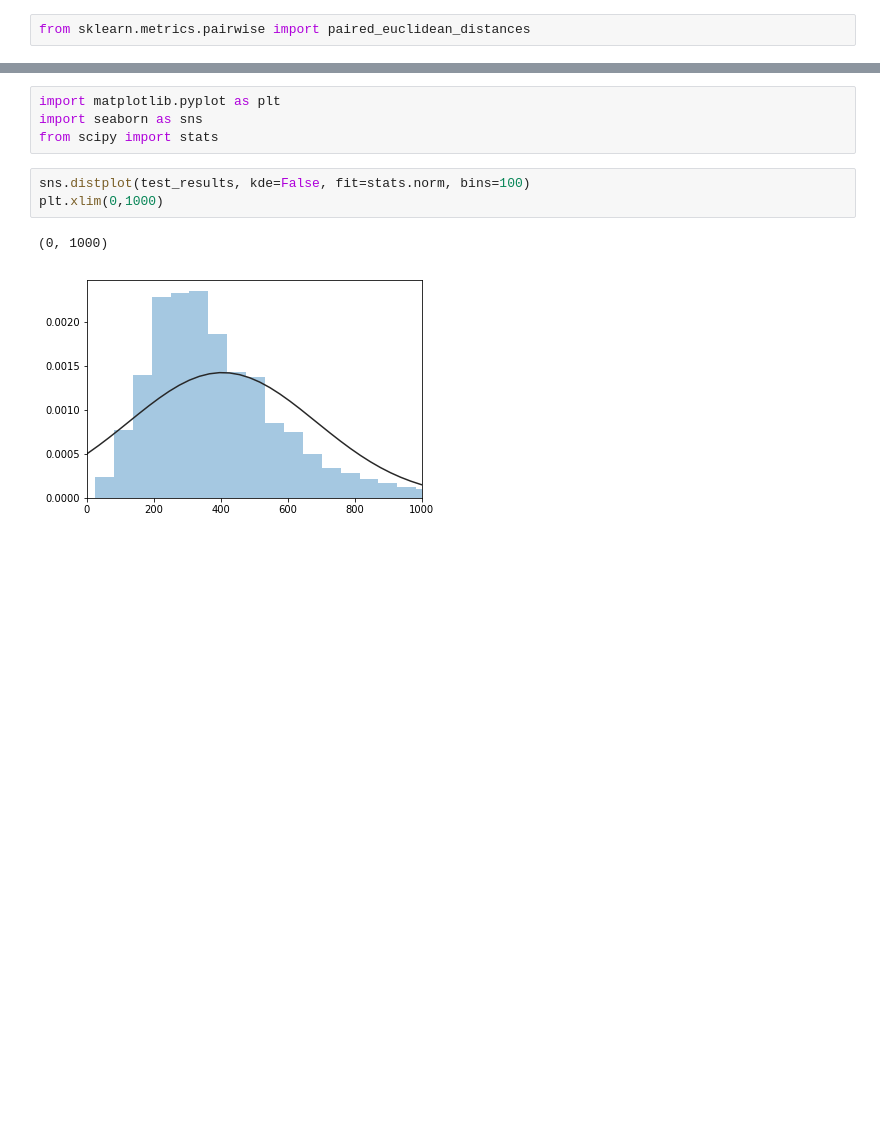
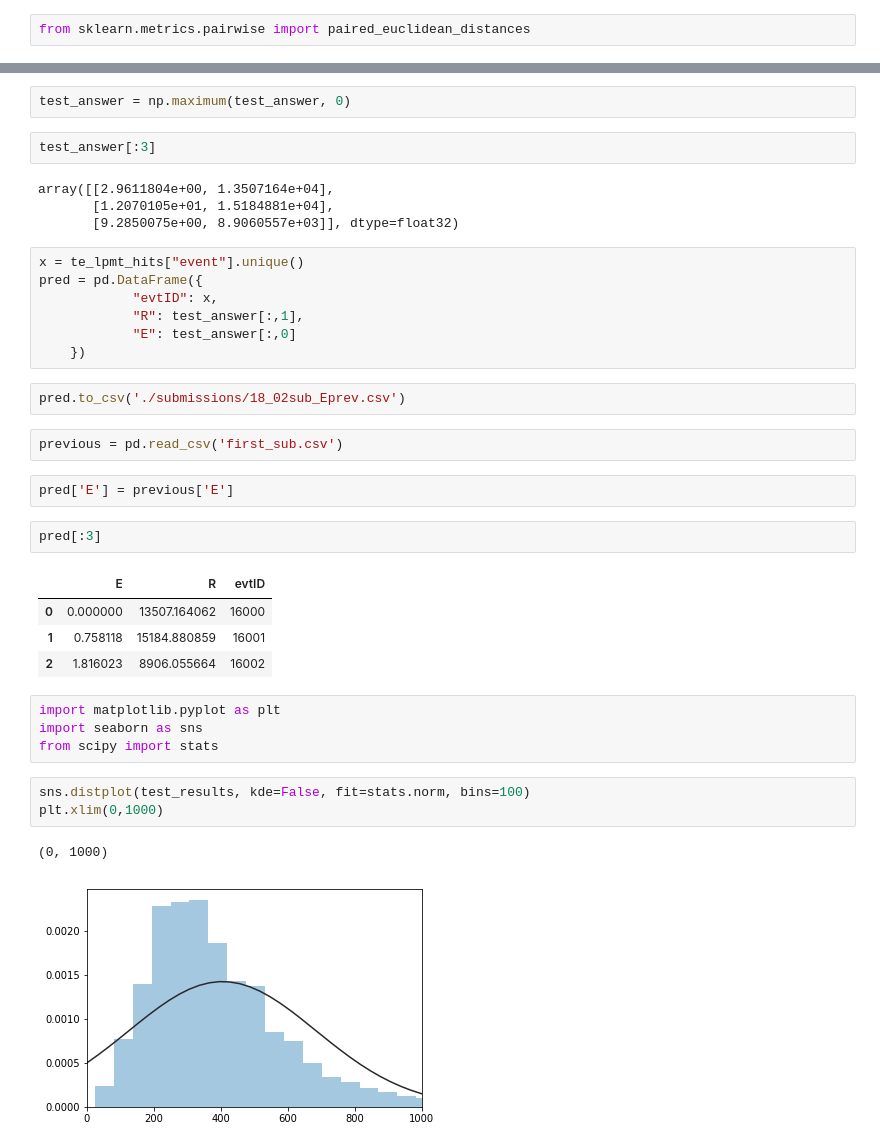
Before and after one commit to VProv/JUNO, a Jupyter notebook: notebooks/Simple CNN test-Copy1.ipynb, the cells around one changed output, grey strips where cells are left out. Cells and saved outputs as stored; diff of their text form; blank space fills up the shorter version.

Commit message:
Add data_processing and update notebooks

```diff
--- a/notebooks/Simple CNN test-Copy1.ipynb
+++ b/notebooks/Simple CNN test-Copy1.ipynb
@@ -204,3 +250,31 @@ test_results = paired_euclidean_distances(model.predict(X_test), y_test)
+# %%
+test_answer = np.maximum(test_answer, 0)
+# %%
+test_answer[:3]
+# %% [output]
+array([[2.9611804e+00, 1.3507164e+04],
+       [1.2070105e+01, 1.5184881e+04],
+       [9.2850075e+00, 8.9060557e+03]], dtype=float32)
+# %%
+x = te_lpmt_hits["event"].unique()
+pred = pd.DataFrame({
+            "evtID": x,
+            "R": test_answer[:,1],
+            "E": test_answer[:,0]
+    })
+# %%
+pred.to_csv('./submissions/18_02sub_Eprev.csv')
+# %%
+previous = pd.read_csv('first_sub.csv')
+# %%
+pred['E'] = previous['E']
+# %%
+pred[:3]
+# %% [output]
+|  | E | R | evtID |
+| 0 | 0.000000 | 13507.164062 | 16000 |
+| 1 | 0.758118 | 15184.880859 | 16001 |
+| 2 | 1.816023 | 8906.055664 | 16002 |
 # %%
 import matplotlib.pyplot as plt
 import seaborn as sns
```
Also changed, not shown: parts of 30 cells of this notebook, 2 other files.
